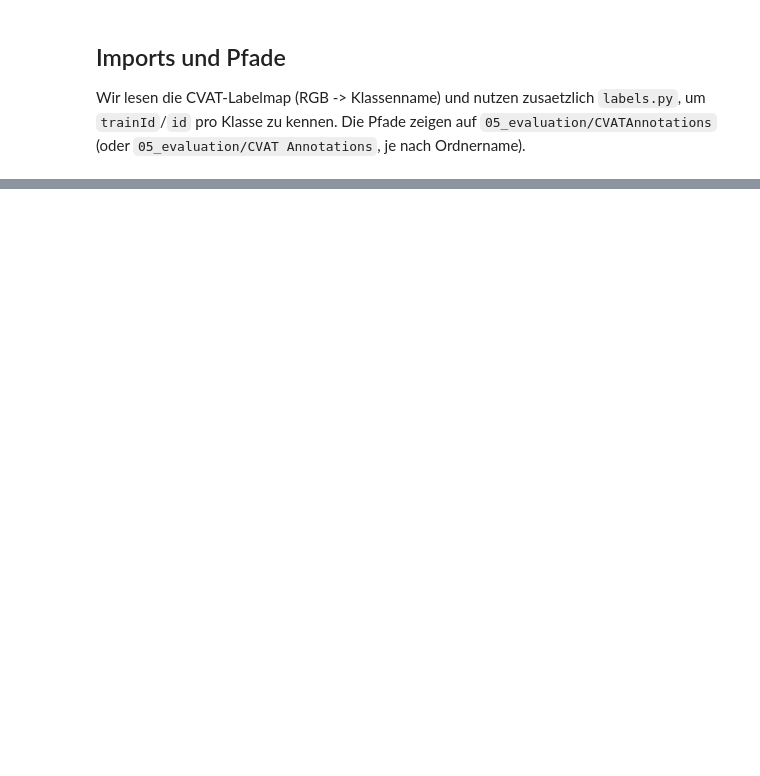
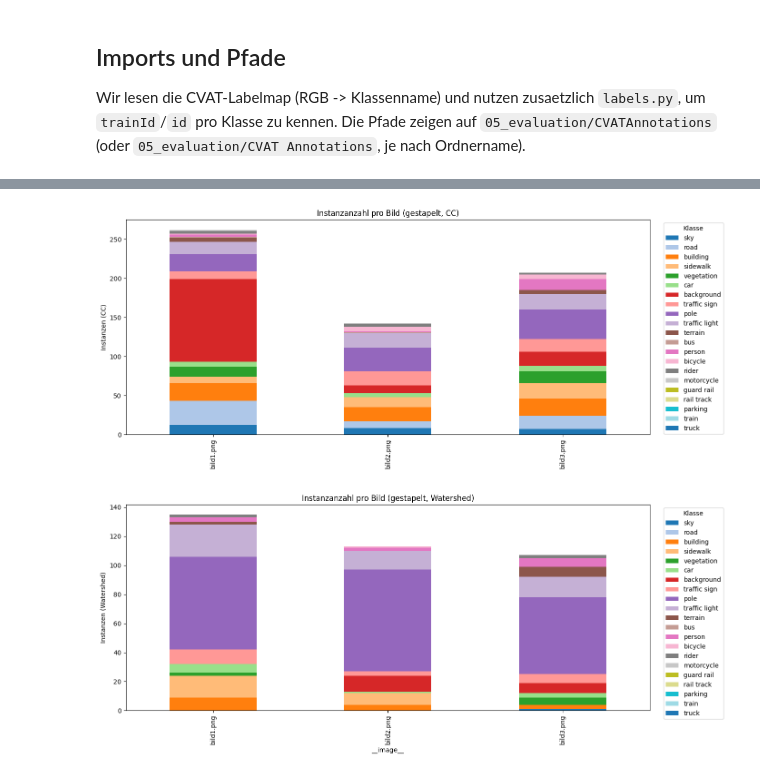
Before and after one commit to lucauhl/Semantic-Segmentation-Traffic-Scenes, a Jupyter notebook: 05_evaluation/kennzahlen.ipynb, the cells around one changed output, grey strips where cells are left out. Cells and saved outputs as stored; diff of their text form; code cells hidden in the pictures; blank space fills up the shorter version.

```diff
--- a/05_evaluation/kennzahlen.ipynb
+++ b/05_evaluation/kennzahlen.ipynb
@@ -533,0 +486,26 @@ else:
+# %%
+if SHOW_STACKED_INSTANCES:
+    classes_order = classes_for_plots
+    colors = [palette.get(c, "gray") for c in classes_order]
+
+    cc_aligned = instances_df.reindex(columns=classes_order).fillna(0)
+    ws_aligned = ws_instances_df.reindex(columns=classes_order).fillna(0)
+
+    fig, ax = plt.subplots(figsize=(14, 6))
+    cc_aligned.plot(kind="bar", stacked=True, ax=ax, color=colors)
+    ax.set_ylabel("Instanzen (CC)")
+    ax.set_title("Instanzanzahl pro Bild (gestapelt, CC)")
+    ax.legend(title="Klasse", bbox_to_anchor=(1.02, 1), loc="upper left")
+    plt.tight_layout()
+    plt.show()
+
+    fig, ax = plt.subplots(figsize=(14, 6))
+    ws_aligned.plot(kind="bar", stacked=True, ax=ax, color=colors)
+    ax.set_ylabel("Instanzen (Watershed)")
+    ax.set_title("Instanzanzahl pro Bild (gestapelt, Watershed)")
+    ax.legend(title="Klasse", bbox_to_anchor=(1.02, 1), loc="upper left")
+    plt.tight_layout()
+    plt.show()
+# %% [output]
+[figure, added]
+[figure, added]
```
Also changed, not shown: parts of 43 cells of this notebook.
